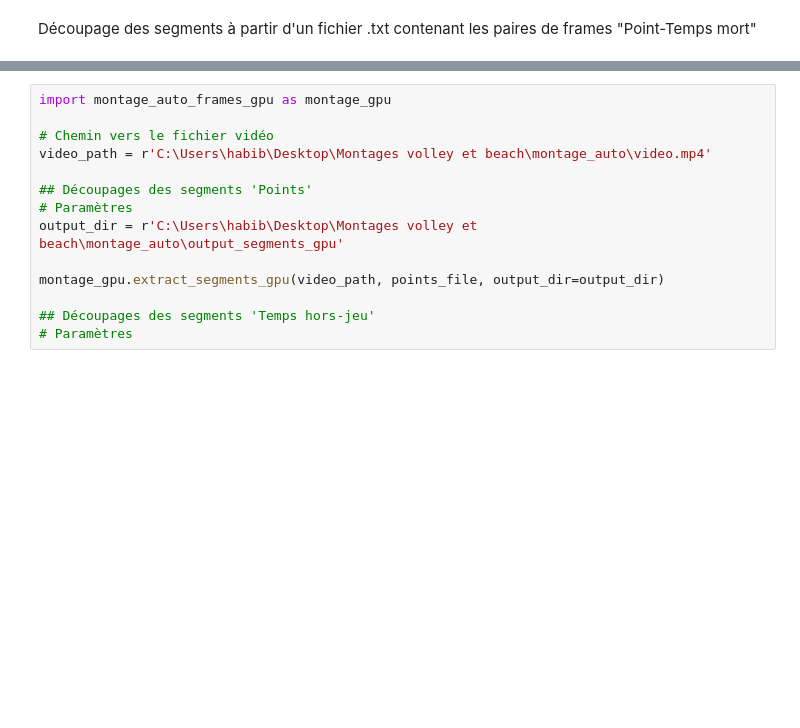
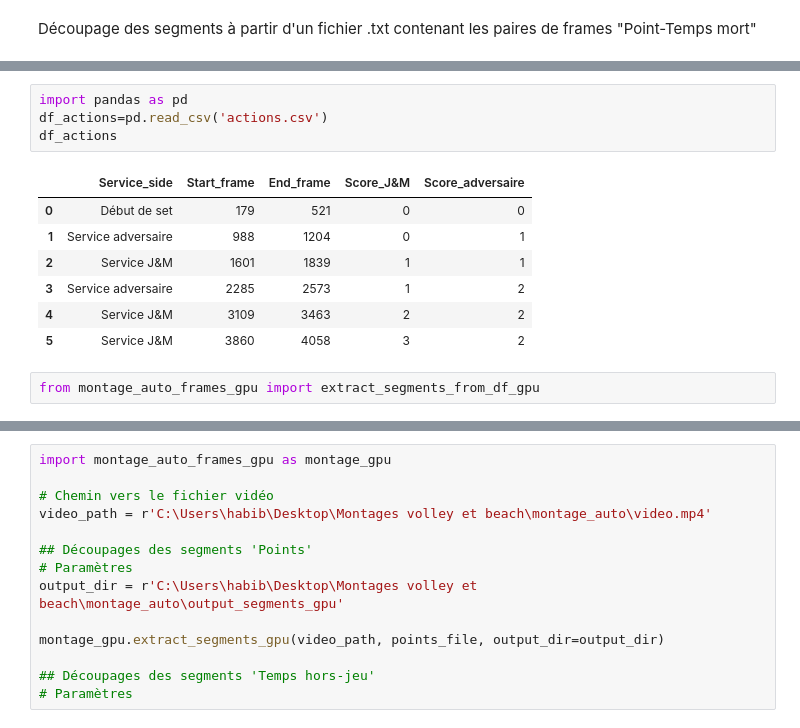
Before and after one commit to AlexisDardelet/DataBeach, a Jupyter notebook: test_codage_montage.ipynb, the cells around one changed output, grey strips where cells are left out. Drawn from its saved outputs; the diff is of its cells as text; blank space fills up the shorter version.

```diff
--- a/test_codage_montage.ipynb
+++ b/test_codage_montage.ipynb
@@ -168,0 +382,14 @@ Découpage des segments à partir d'un fichier .txt contenant les paires de fram
+# %%
+import pandas as pd
+df_actions=pd.read_csv('actions.csv')
+df_actions
+# %% [output]
+|  | Service_side | Start_frame | End_frame | Score_J&M | Score_adversaire |
+| 0 | Début de set | 179 | 521 | 0 | 0 |
+| 1 | Service adversaire | 988 | 1204 | 0 | 1 |
+| 2 | Service J&M | 1601 | 1839 | 1 | 1 |
+| 3 | Service adversaire | 2285 | 2573 | 1 | 2 |
+| 4 | Service J&M | 3109 | 3463 | 2 | 2 |
+| 5 | Service J&M | 3860 | 4058 | 3 | 2 |
+# %%
+from montage_auto_frames_gpu import extract_segments_from_df_gpu
```
Also changed, not shown: parts of 9 cells of this notebook, 3 other files.
